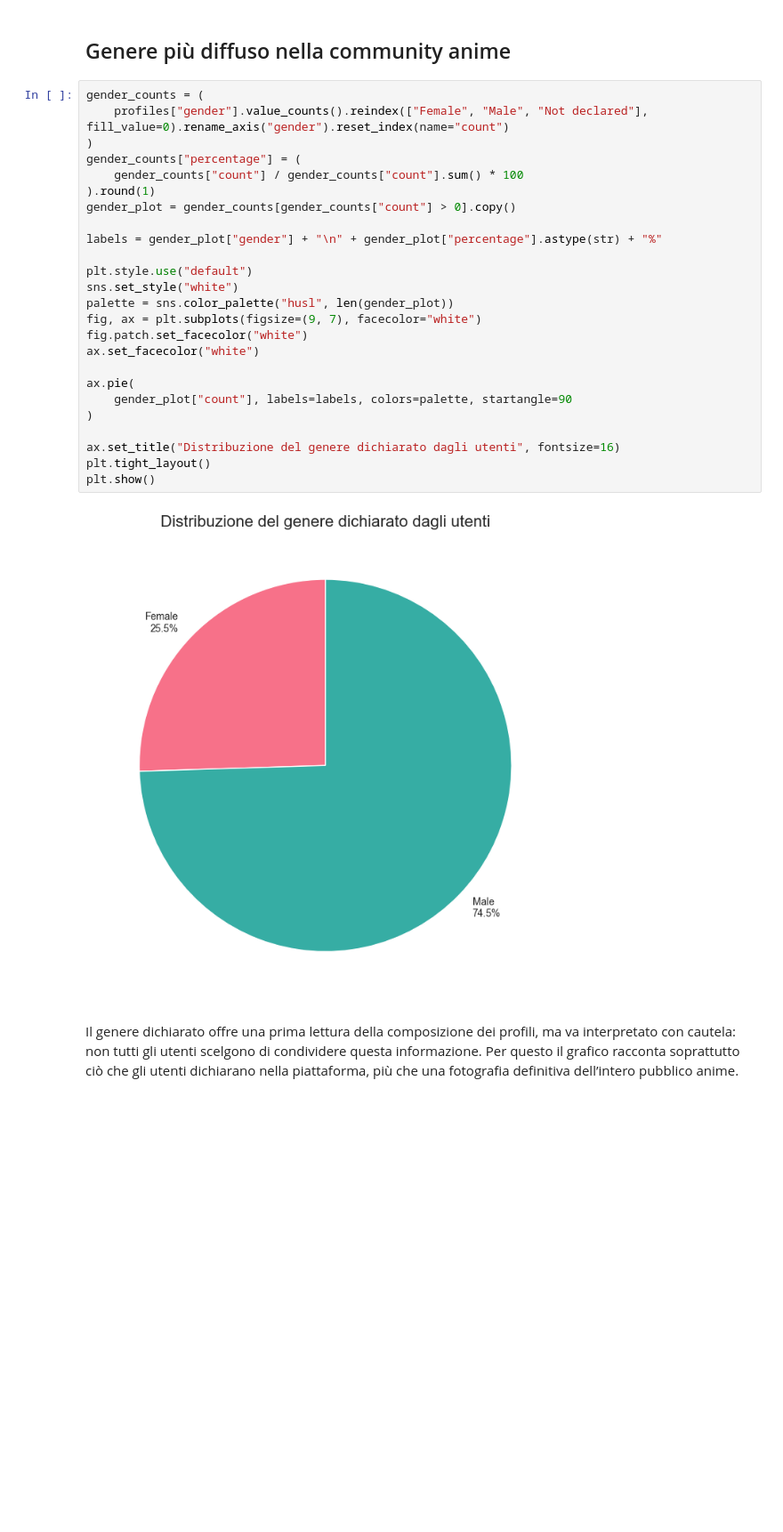
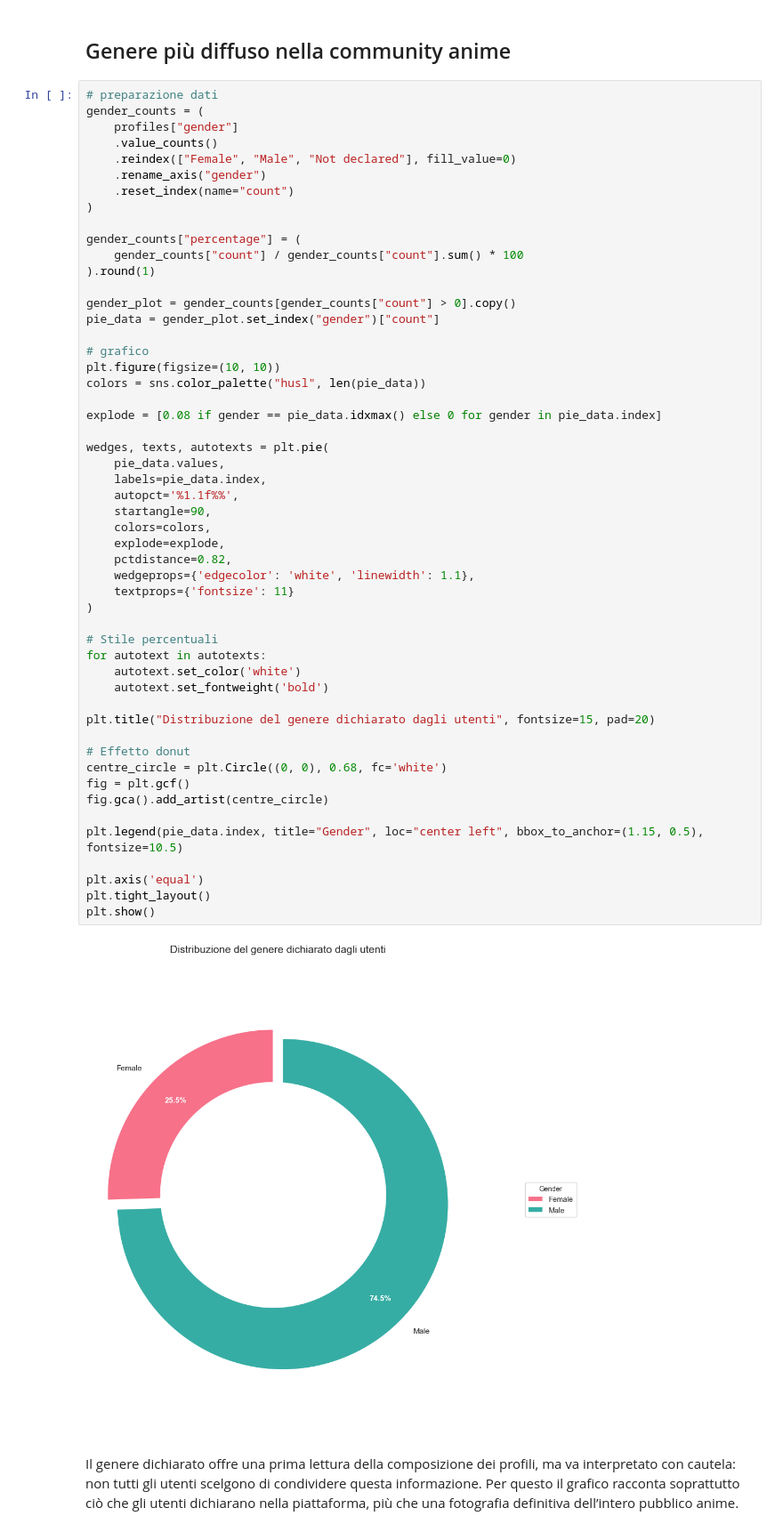
Before and after one commit to kledisateqja/hci-assignment, a Jupyter notebook: solution/notebook/storytelling.ipynb, the cells around one changed output. Shown at 89% size. Drawn from its saved outputs; the diff is of its cells as text; blank space fills up the shorter version.

```diff
--- a/solution/notebook/storytelling.ipynb
+++ b/solution/notebook/storytelling.ipynb
@@ -905,32 +999,59 @@ Oltre alla crescita numerica, i profili degli utenti permettono di osservare anc
 # %% [markdown]
 ## Genere più diffuso nella community anime
 # %%
+# preparazione dati
 gender_counts = (
-    profiles["gender"].value_counts().reindex(["Female", "Male", "Not declared"], fill_value=0).rename_axis("gender").reset_index(name="count")
+    profiles["gender"]
+    .value_counts()
+    .reindex(["Female", "Male", "Not declared"], fill_value=0)
+    .rename_axis("gender")
+    .reset_index(name="count")
 )
+
 gender_counts["percentage"] = (
     gender_counts["count"] / gender_counts["count"].sum() * 100
 ).round(1)
+
 gender_plot = gender_counts[gender_counts["count"] > 0].copy()
+pie_data = gender_plot.set_index("gender")["count"]
 
-labels = gender_plot["gender"] + "\n" + gender_plot["percentage"].astype(str) + "%"
+# grafico
+plt.figure(figsize=(10, 10))
+colors = sns.color_palette("husl", len(pie_data))
 
-plt.style.use("default")
-sns.set_style("white")
-palette = sns.color_palette("husl", len(gender_plot))
-fig, ax = plt.subplots(figsize=(9, 7), facecolor="white")
-fig.patch.set_facecolor("white")
-ax.set_facecolor("white")
+explode = [0.08 if gender == pie_data.idxmax() else 0 for gender in pie_data.index]
 
-ax.pie(
-    gender_plot["count"], labels=labels, colors=palette, startangle=90
+wedges, texts, autotexts = plt.pie(
+    pie_data.values,
+    labels=pie_data.index,
+    autopct='%1.1f%%',
+    startangle=90,
+    colors=colors,
+    explode=explode,
+    pctdistance=0.82,
+    wedgeprops={'edgecolor': 'white', 'linewidth': 1.1},
+    textprops={'fontsize': 11}
 )
 
-ax.set_title("Distribuzione del genere dichiarato dagli utenti", fontsize=16)
+# Stile percentuali
+for autotext in autotexts:
+    autotext.set_color('white')
+    autotext.set_fontweight('bold')
+
+plt.title("Distribuzione del genere dichiarato dagli utenti", fontsize=15, pad=20)
+
+# Effetto donut
+centre_circle = plt.Circle((0, 0), 0.68, fc='white')
+fig = plt.gcf()
+fig.gca().add_artist(centre_circle)
+
+plt.legend(pie_data.index, title="Gender", loc="center left", bbox_to_anchor=(1.15, 0.5), fontsize=10.5)
+
+plt.axis('equal')
 plt.tight_layout()
 plt.show()
 # %% [output]
-[figure, old version]
+[figure, new version]
 # %% [markdown]
 Il genere dichiarato offre una prima lettura della composizione dei profili, ma va interpretato con cautela: non tutti gli utenti scelgono di condividere questa informazione.
 Per questo il grafico racconta soprattutto ciò che gli utenti dichiarano nella piattaforma, più che una fotografia definitiva dell’intero pubblico anime.
```
Also changed, not shown: parts of 15 cells of this notebook.
